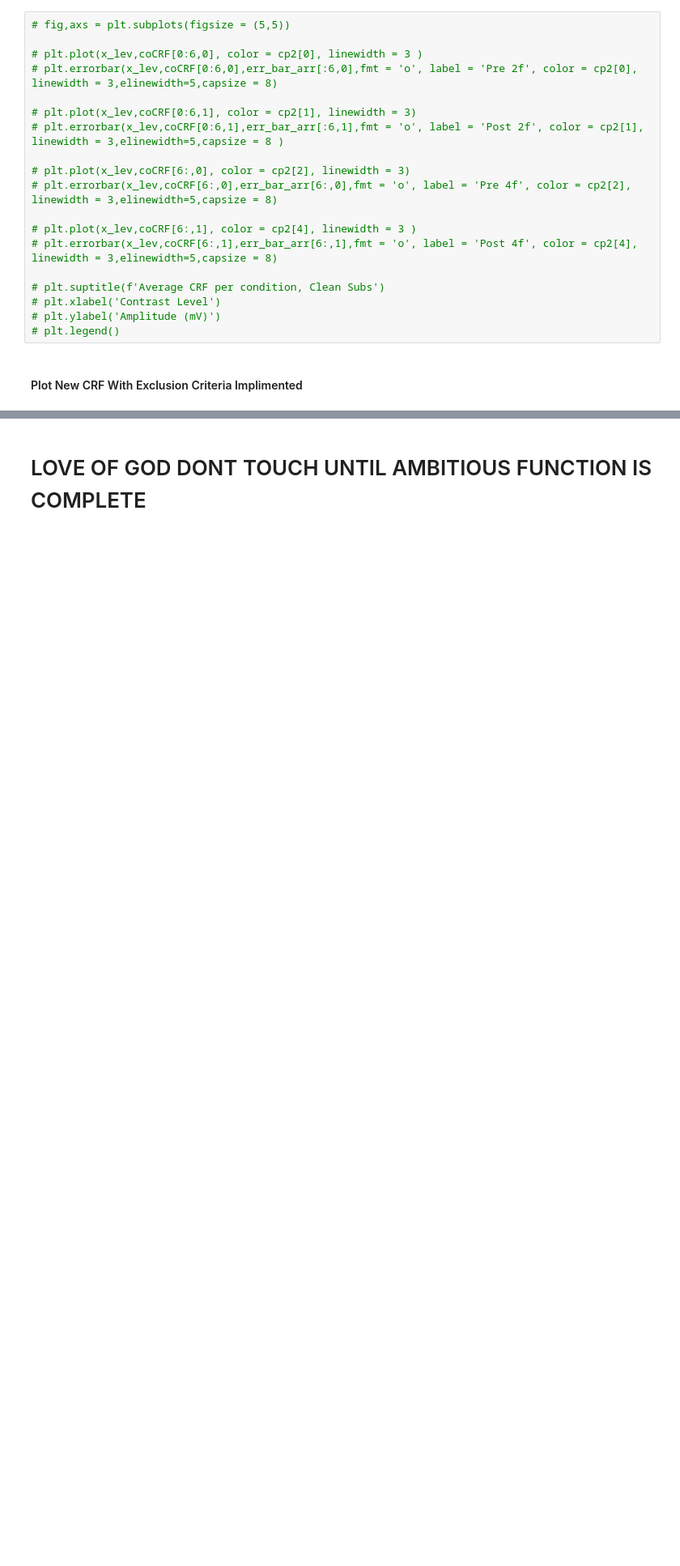
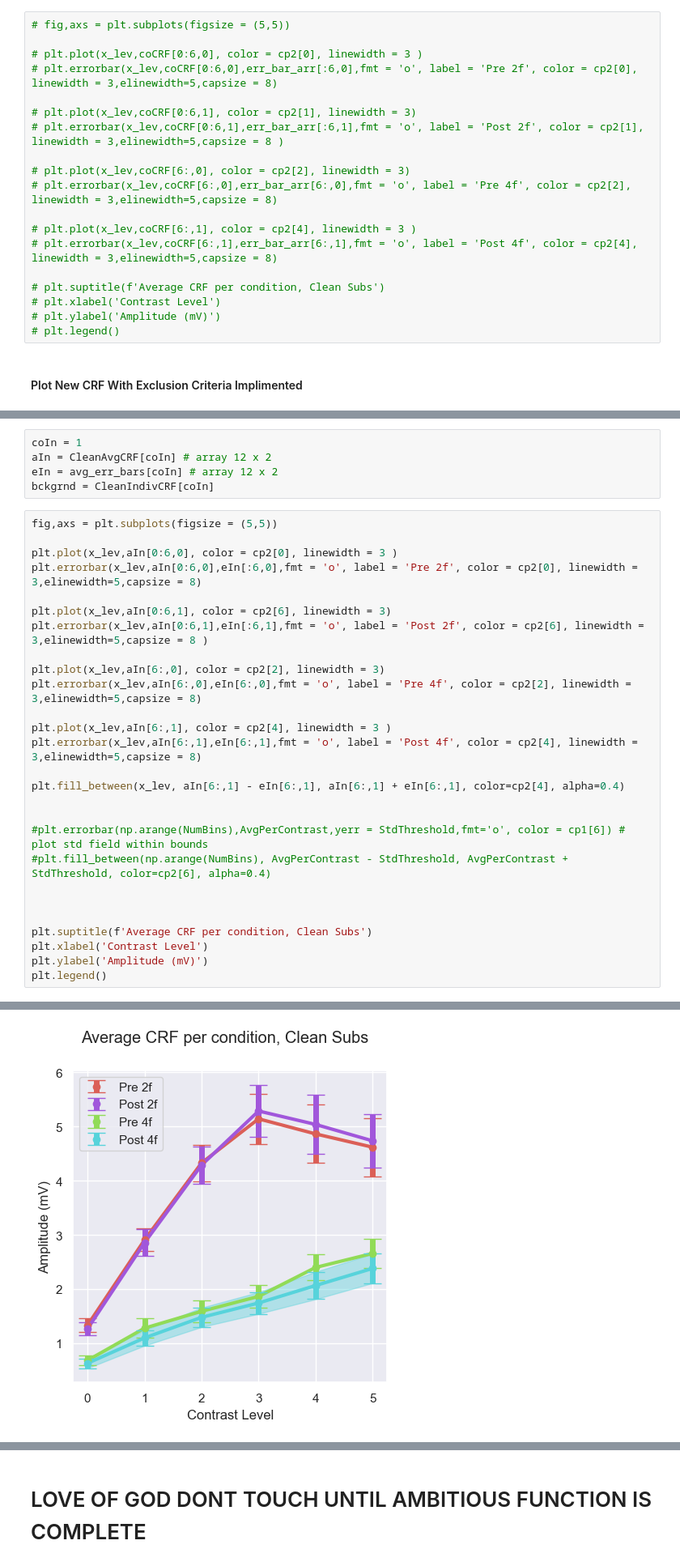
Before and after one commit to PatriciaNL/LTP_analysis, a Jupyter notebook: PythonScripts/ProcessingPipeline/GrandCRFAvgData.ipynb, the cells around one changed output, grey strips where cells are left out. Shown at 81% size. Saved outputs shown, nothing was run; the diff lists cells and outputs as text; blank space fills up the shorter version.

```diff
--- a/PythonScripts/ProcessingPipeline/GrandCRFAvgData.ipynb
+++ b/PythonScripts/ProcessingPipeline/GrandCRFAvgData.ipynb
@@ -392,0 +384,33 @@ avg_err_bars[0].shape
+# %%
+coIn = 1
+aIn = CleanAvgCRF[coIn] # array 12 x 2
+eIn = avg_err_bars[coIn] # array 12 x 2
+bckgrnd = CleanIndivCRF[coIn]
+# %%
+fig,axs = plt.subplots(figsize = (5,5))
+
+plt.plot(x_lev,aIn[0:6,0], color = cp2[0], linewidth = 3 )
+plt.errorbar(x_lev,aIn[0:6,0],eIn[:6,0],fmt = 'o', label = 'Pre 2f', color = cp2[0], linewidth = 3,elinewidth=5,capsize = 8)
+
+plt.plot(x_lev,aIn[0:6,1], color = cp2[6], linewidth = 3)
+plt.errorbar(x_lev,aIn[0:6,1],eIn[:6,1],fmt = 'o', label = 'Post 2f', color = cp2[6], linewidth = 3,elinewidth=5,capsize = 8 )
+
+plt.plot(x_lev,aIn[6:,0], color = cp2[2], linewidth = 3)
+plt.errorbar(x_lev,aIn[6:,0],eIn[6:,0],fmt = 'o', label = 'Pre 4f', color = cp2[2], linewidth = 3,elinewidth=5,capsize = 8)
+
+plt.plot(x_lev,aIn[6:,1], color = cp2[4], linewidth = 3 )
+plt.errorbar(x_lev,aIn[6:,1],eIn[6:,1],fmt = 'o', label = 'Post 4f', color = cp2[4], linewidth = 3,elinewidth=5,capsize = 8)
+
+plt.fill_between(x_lev, aIn[6:,1] - eIn[6:,1], aIn[6:,1] + eIn[6:,1], color=cp2[4], alpha=0.4)
+
+
+#plt.errorbar(np.arange(NumBins),AvgPerContrast,yerr = StdThreshold,fmt='o', color = cp1[6]) # plot std field within bounds
+#plt.fill_between(np.arange(NumBins), AvgPerContrast - StdThreshold, AvgPerContrast + StdThreshold, color=cp2[6], alpha=0.4)
+
+
+
+plt.suptitle(f'Average CRF per condition, Clean Subs')
+plt.xlabel('Contrast Level')
+plt.ylabel('Amplitude (mV)')
+plt.legend()
+# %% [output]
@@ -392,0 +418 @@ avg_err_bars[0].shape
+[figure, added]
```
Also changed, not shown: parts of 7 cells of this notebook.
